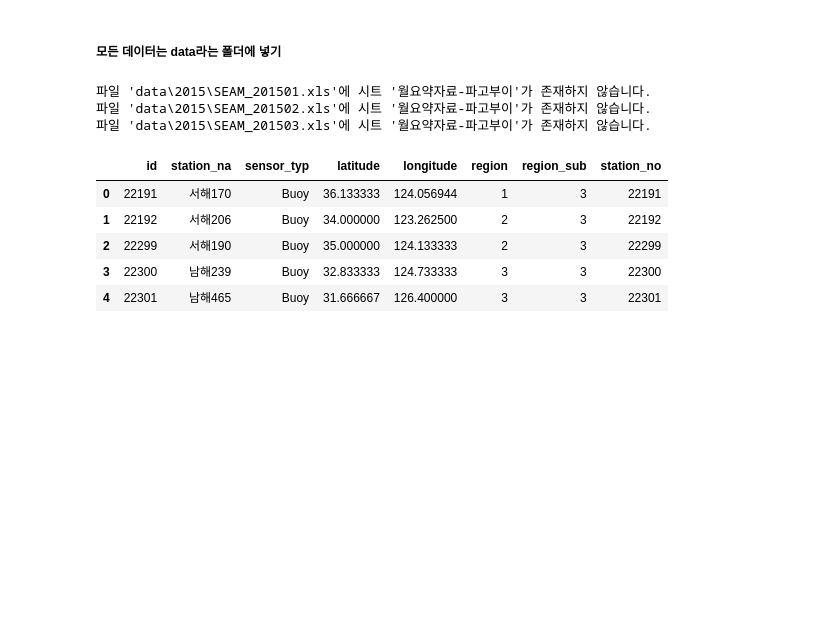
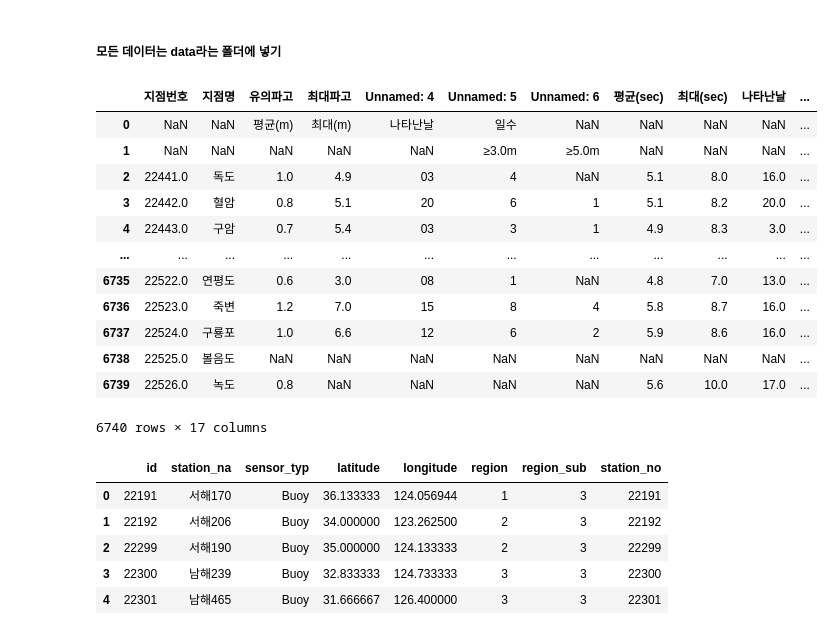
Before and after one commit to asdasgvsva/Coast_analysis, a Jupyter notebook: main.ipynb, the cells around one changed output. Saved outputs shown, nothing was run; the diff lists cells and outputs as text; code cells hidden in the pictures; blank space fills up the shorter version.

```diff
--- a/main.ipynb
+++ b/main.ipynb
@@ -28,7 +28,20 @@ def excel(sheet_name):
                     # 파일을 DataFrame으로 읽어옴
                     data = pd.read_excel(file_path, header=1, sheet_name=sheet_name)
                     all_data.append(data)
+                    # -------> 파일안에 연도와 월 컬림이 없어 미리 생성해둘 예정
+                    file_name = os.path.splitext(file)[0]
+                    year_month = file_name.split('_')[1]
+                    year_str = year_month[:4]
+                    month_str = year_month[4:]
+
+                    # 'year'와 'month' 열 추가
+                    data['year'] = int(year_str)
+                    data['month'] = int(month_str)
                 except ValueError:
+                    file_name = os.path.splitext(file)[0]
+                    year_month = file_name.split('_')[1]
+                    year_str = year_month[:4]
+                    month_str = year_month[4:]
                     # 지정된 시트가 존재하지 않는 경우
                     print(f"파일 '{file_path}'에 시트 '{sheet_name}'가 존재하지 않습니다.")
                     # 다른 시트를 기본값으로 사용하여 파일을 다시 읽어옴
@@ -53,13 +68,25 @@ combined_data2.to_excel("./data/combined_data2.xlsx", index=False)
 # %%
 # 2015년 1월부터 3월까지는 파고부이에 대한 월요약자료가 없음 그래서 제외하고 진행
 combined_data3 = excel('월요약자료-파고부이')
-# %% [output]
-파일 'data\2015\SEAM_201501.xls'에 시트 '월요약자료-파고부이'가 존재하지 않습니다.
-파일 'data\2015\SEAM_201502.xls'에 시트 '월요약자료-파고부이'가 존재하지 않습니다.
-파일 'data\2015\SEAM_201503.xls'에 시트 '월요약자료-파고부이'가 존재하지 않습니다.
 # %%
 #3번시트 엑셀 파일로 저장
 combined_data3.to_excel("./data/combined_data3.xlsx", index=False)
+# %%
+combined_data3
+# %% [output]
+|  | 지점번호 | 지점명 | 유의파고 | 최대파고 | Unnamed: 4 | Unnamed: 5 | Unnamed: 6 | 평균(sec) | 최대(sec) | 나타난날 | ... |
+| 0 | NaN | NaN | 평균(m) | 최대(m) | 나타난날 | 일수 | NaN | NaN | NaN | NaN | ... |
+| 1 | NaN | NaN | NaN | NaN | NaN | ≥3.0m | ≥5.0m | NaN | NaN | NaN | ... |
+| 2 | 22441.0 | 독도 | 1.0 | 4.9 | 03 | 4 | NaN | 5.1 | 8.0 | 16.0 | ... |
+| 3 | 22442.0 | 혈암 | 0.8 | 5.1 | 20 | 6 | 1 | 5.1 | 8.2 | 20.0 | ... |
+| 4 | 22443.0 | 구암 | 0.7 | 5.4 | 03 | 3 | 1 | 4.9 | 8.3 | 3.0 | ... |
+| ... | ... | ... | ... | ... | ... | ... | ... | ... | ... | ... | ... |
+| 6735 | 22522.0 | 연평도 | 0.6 | 3.0 | 08 | 1 | NaN | 4.8 | 7.0 | 13.0 | ... |
+| 6736 | 22523.0 | 죽변 | 1.2 | 7.0 | 15 | 8 | 4 | 5.8 | 8.7 | 16.0 | ... |
+| 6737 | 22524.0 | 구룡포 | 1.0 | 6.6 | 12 | 6 | 2 | 5.9 | 8.6 | 16.0 | ... |
+| 6738 | 22525.0 | 볼음도 | NaN | NaN | NaN | NaN | NaN | NaN | NaN | NaN | ... |
+| 6739 | 22526.0 | 녹도 | 0.8 | NaN | NaN | NaN | NaN | 5.6 | 10.0 | 17.0 | ... |
+6740 rows × 17 columns
 # %%
 #미리 만들어둔 데이터 불러오기
 df = pd.read_csv('./data/station.csv')
```
Also changed, not shown: parts of 22 cells of this notebook.
